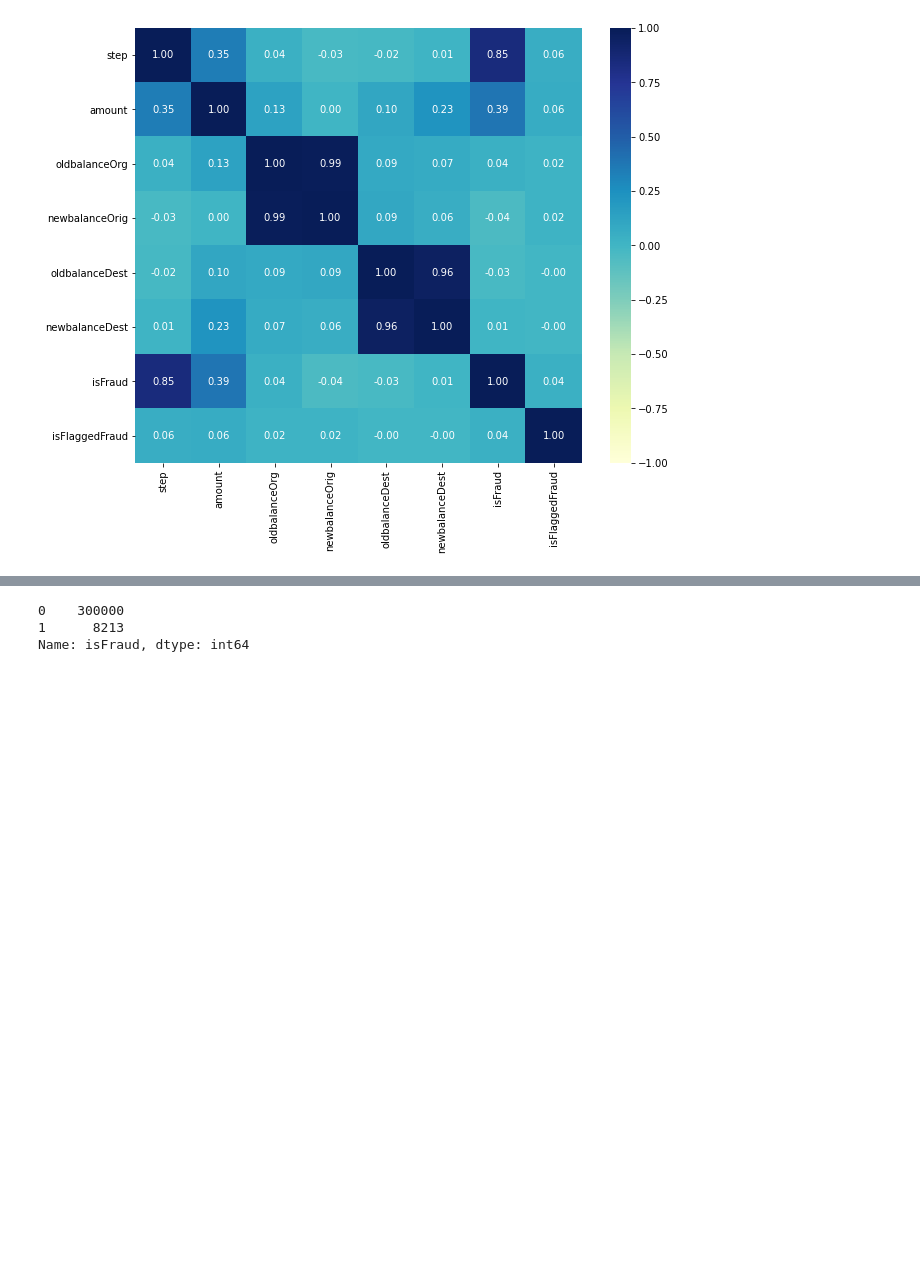
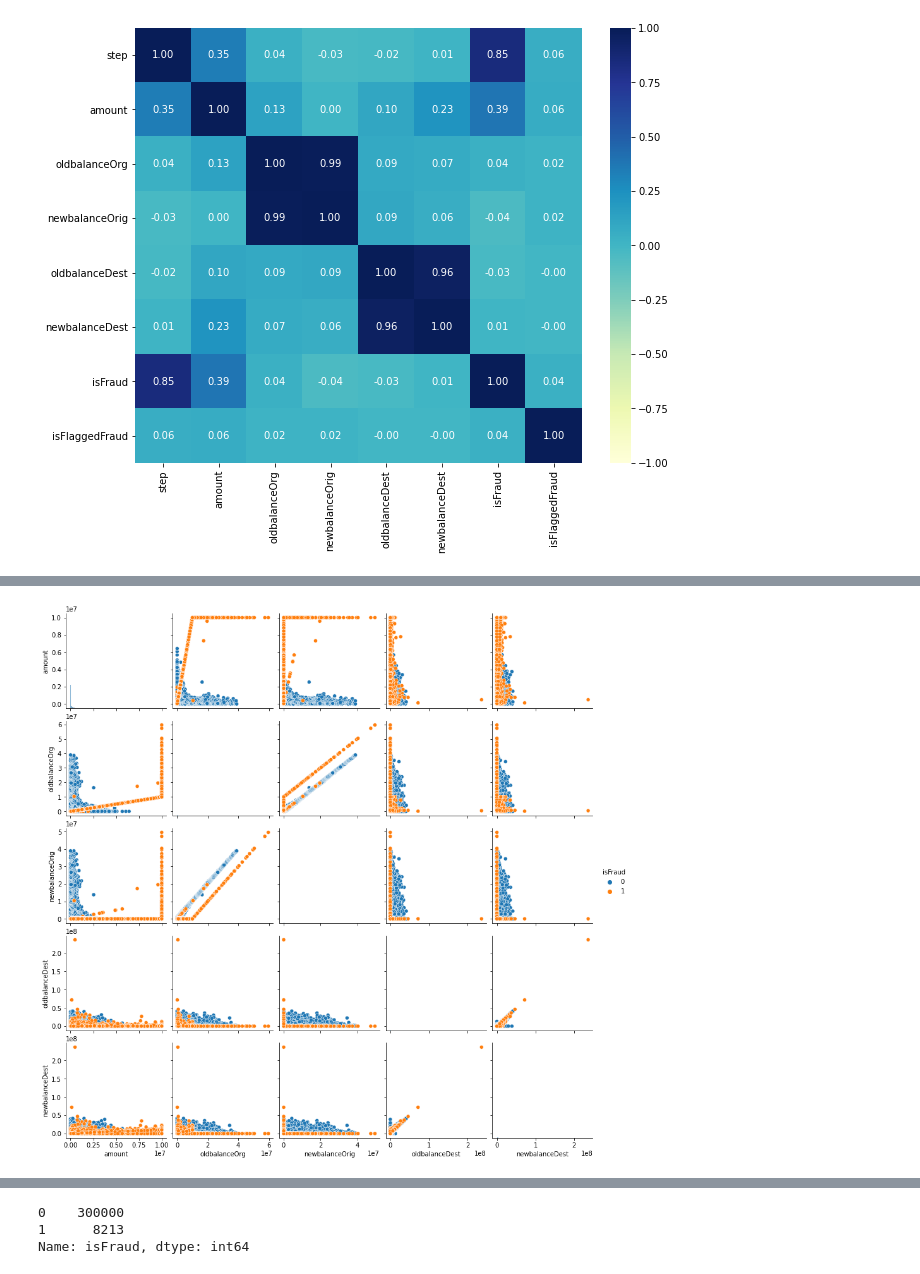
Before and after one commit to thehenke/fraud-detection-online-payments, a Jupyter notebook: notebooks/model.ipynb, the cells around one changed output, grey strips where cells are left out. Cells and saved outputs as stored; diff of their text form; code cells hidden in the pictures; blank space fills up the shorter version.

```diff
--- a/notebooks/model.ipynb
+++ b/notebooks/model.ipynb
@@ -110,0 +110,6 @@ ax4 = axes[1, 1].bar(pd.pivot_table(df, index = 'type',columns = 'isFraud',aggfu
+# %%
+%%time
+sns.pairplot(df, vars = ['amount', 'oldbalanceOrg', 'newbalanceOrig', 'oldbalanceDest', 'newbalanceDest'], hue='isFraud', diag_kind = 'hist')
+plt.show()
+# %% [output]
+[figure, added]
```
Also changed, not shown: parts of 13 cells of this notebook, 4 other files.
